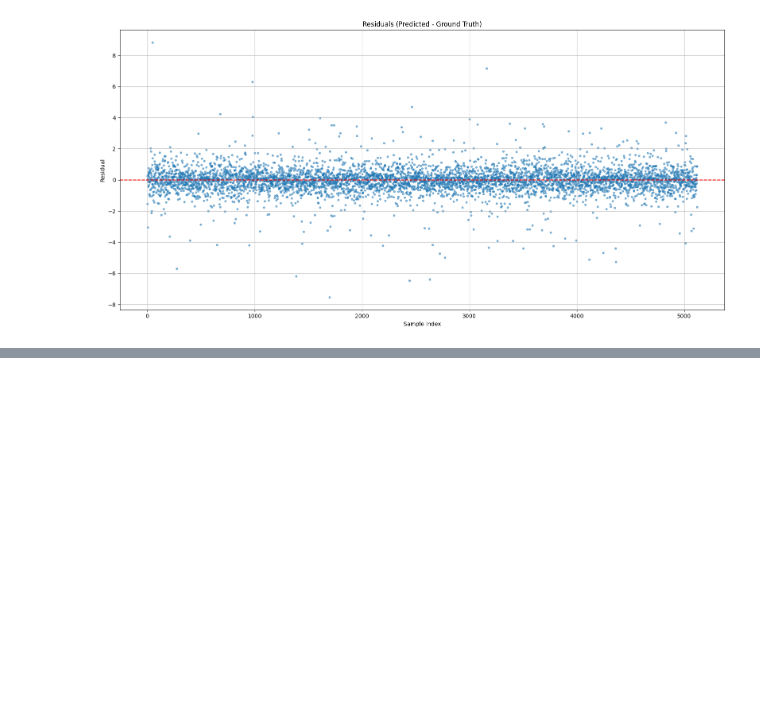
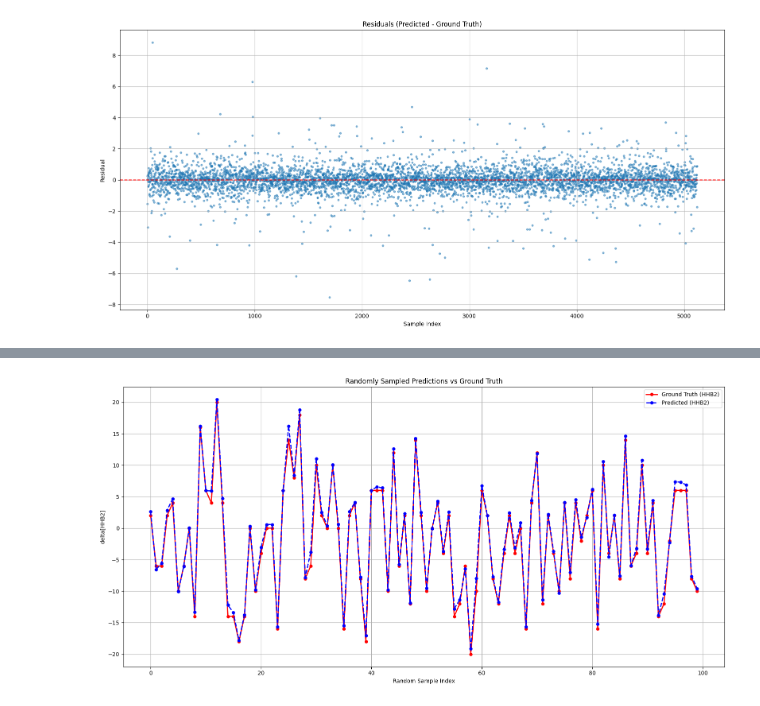
Before and after one commit to HaiyangTa/MCX_bbnirs_simulation_2layer, a Jupyter notebook: Fittings/FD_hhb2_delta.ipynb, the cells around one changed output, grey strips where cells are left out. Cells and saved outputs as stored; diff of their text form; code cells hidden in the pictures; blank space fills up the shorter version.

```diff
--- a/Fittings/FD_hhb2_delta.ipynb
+++ b/Fittings/FD_hhb2_delta.ipynb
@@ -254,0 +377,27 @@ plt.show()
+# %%
+#y_pred = model.predict(X_test_s)
+
+# Randomly select 100 indices
+indices = np.random.choice(len(y_test_s), size=100, replace=False)
+indices = np.sort(indices)
+
+y_pred_rescaled = scaler_y.inverse_transform(y_pred.reshape(-1, 1)).flatten()
+y_test_rescaled = scaler_y.inverse_transform(y_test_s.reshape(-1, 1)).flatten()
+
+# Extract corresponding values
+y_test_sampled = y_test_rescaled[indices]
+y_pred_sampled = y_pred_rescaled[indices]
+
+# Plot with circular markers
+plt.figure(figsize=(16, 8))
+plt.plot(y_test_sampled, 'r-o', label='Ground Truth (HHB2)', linewidth=2, markersize=5)
+plt.plot(y_pred_sampled, 'b--o', label='Predicted (HHB2)', linewidth=2, markersize=5)
+plt.xlabel('Random Sample Index')
+plt.ylabel('delta[HHB2]')
+plt.title('Randomly Sampled Predictions vs Ground Truth')
+plt.legend()
+plt.grid(True)
+plt.tight_layout()
+plt.show()
+# %% [output]
+[figure, added]
```
Also changed, not shown: parts of 8 cells of this notebook.
